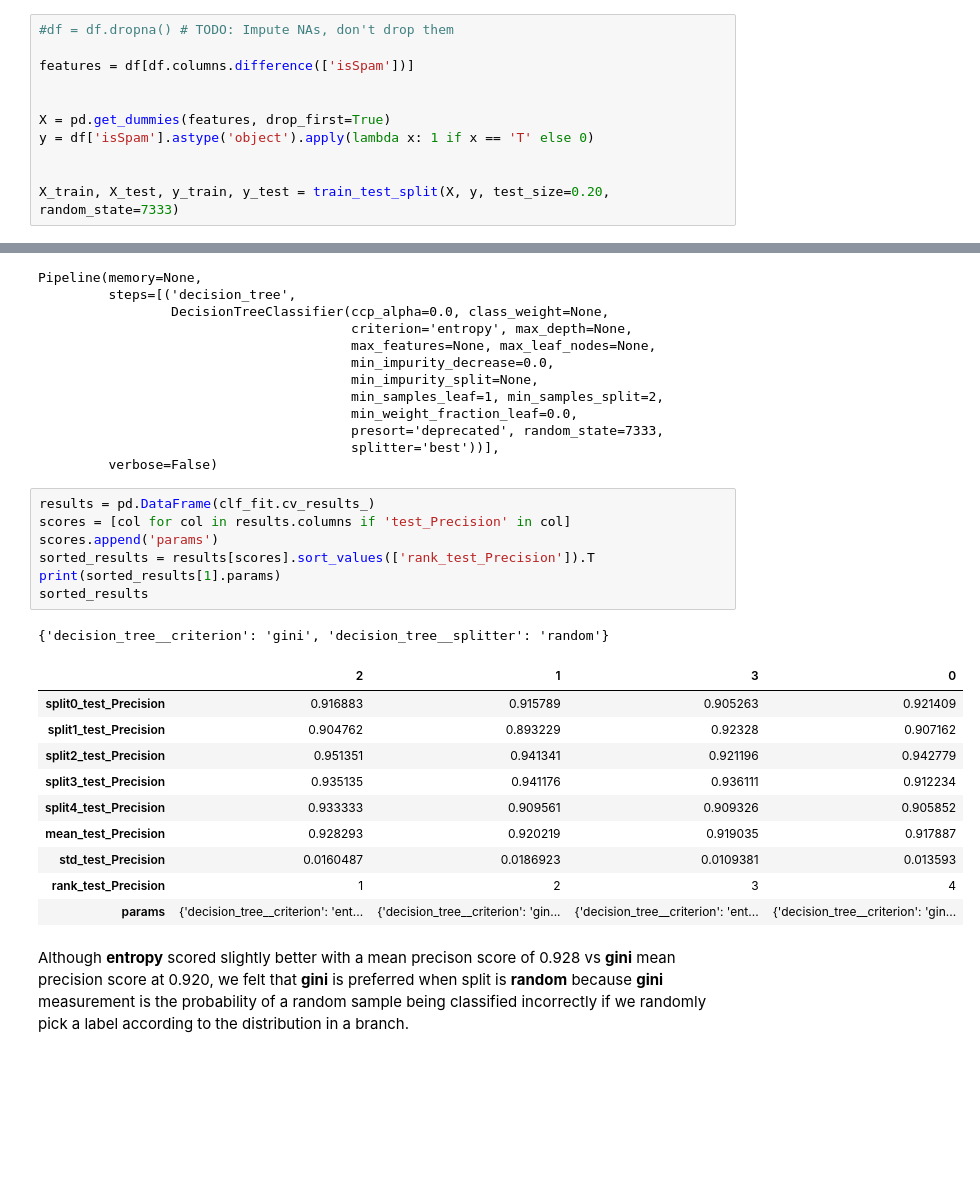
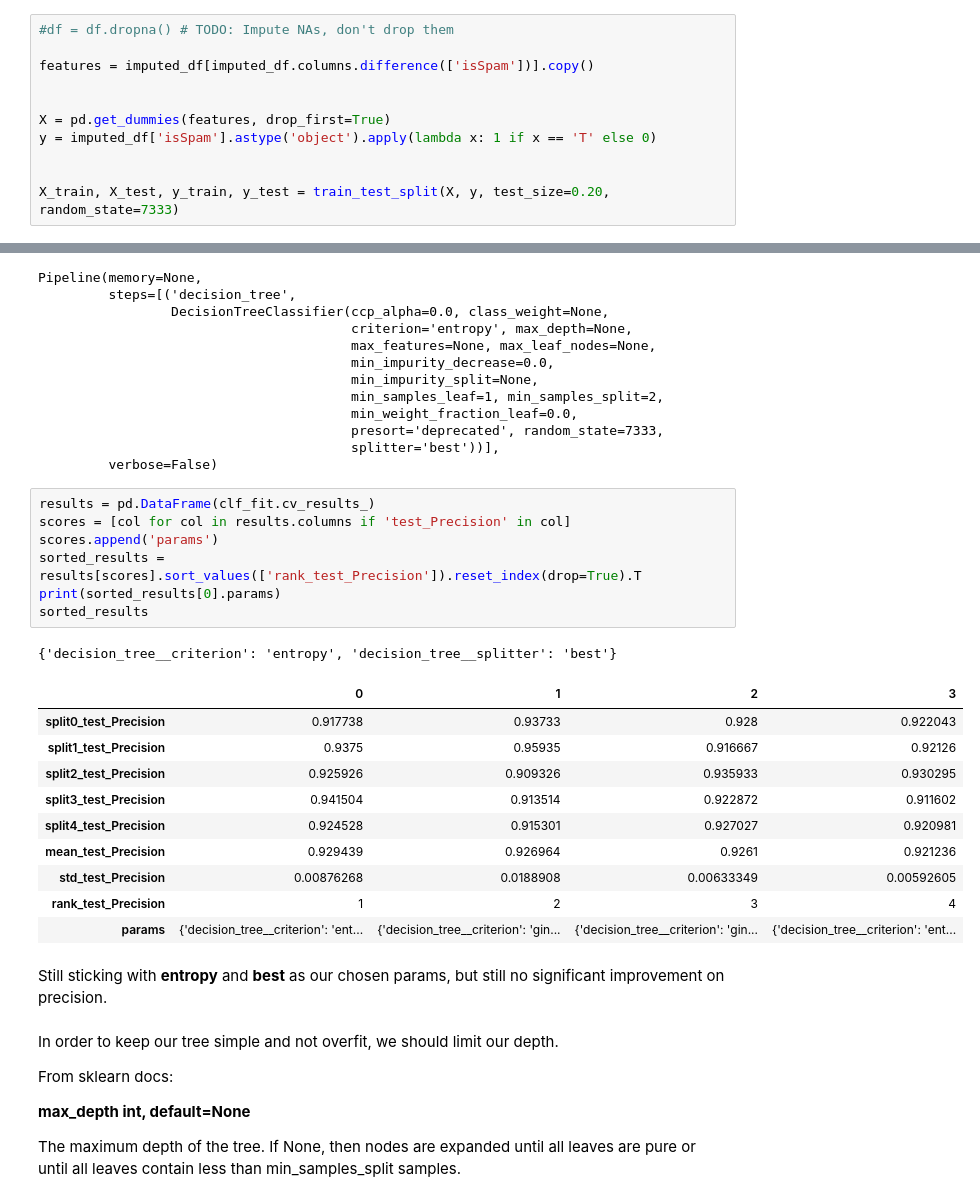
Before and after one commit to sterlingbeason/MSDS-7333-QTW, a Jupyter notebook: Case_Study_3/notebook_final_ER.ipynb, the cells around one changed output, grey strips where cells are left out. Saved outputs shown, nothing was run; the diff lists cells and outputs as text; blank space fills up the shorter version.

```diff
--- a/Case_Study_3/notebook_final_ER.ipynb
+++ b/Case_Study_3/notebook_final_ER.ipynb
@@ -411,11 +411,11 @@ For our **GridSearchCV**, we will perform a 5 fold **StratifiedShuffleSplit** fo
 # %%
 #df = df.dropna() # TODO: Impute NAs, don't drop them
 
-features = df[df.columns.difference(['isSpam'])]
+features = imputed_df[imputed_df.columns.difference(['isSpam'])].copy()
 
 
 X = pd.get_dummies(features, drop_first=True)
-y = df['isSpam'].astype('object').apply(lambda x: 1 if x == 'T' else 0)
+y = imputed_df['isSpam'].astype('object').apply(lambda x: 1 if x == 'T' else 0)
 
 
 X_train, X_test, y_train, y_test = train_test_split(X, y, test_size=0.20, random_state=7333)
@@ -582,24 +659,32 @@ Pipeline(memory=None,
 # %%
 results = pd.DataFrame(clf_fit.cv_results_)
 scores = [col for col in results.columns if 'test_Precision' in col]
 scores.append('params')
-sorted_results = results[scores].sort_values(['rank_test_Precision']).T
-print(sorted_results[1].params)
+sorted_results = results[scores].sort_values(['rank_test_Precision']).reset_index(drop=True).T
+print(sorted_results[0].params)
 sorted_results
 # %% [output]
-{'decision_tree__criterion': 'gini', 'decision_tree__splitter': 'random'}
+{'decision_tree__criterion': 'entropy', 'decision_tree__splitter': 'best'}
-|  | 2 | 1 | 3 | 0 |
-| split0_test_Precision | 0.916883 | 0.915789 | 0.905263 | 0.921409 |
-| split1_test_Precision | 0.904762 | 0.893229 | 0.92328 | 0.907162 |
-| split2_test_Precision | 0.951351 | 0.941341 | 0.921196 | 0.942779 |
-| split3_test_Precision | 0.935135 | 0.941176 | 0.936111 | 0.912234 |
-| split4_test_Precision | 0.933333 | 0.909561 | 0.909326 | 0.905852 |
-| mean_test_Precision | 0.928293 | 0.920219 | 0.919035 | 0.917887 |
-| std_test_Precision | 0.0160487 | 0.0186923 | 0.0109381 | 0.013593 |
+|  | 0 | 1 | 2 | 3 |
+| split0_test_Precision | 0.917738 | 0.93733 | 0.928 | 0.922043 |
+| split1_test_Precision | 0.9375 | 0.95935 | 0.916667 | 0.92126 |
+| split2_test_Precision | 0.925926 | 0.909326 | 0.935933 | 0.930295 |
+| split3_test_Precision | 0.941504 | 0.913514 | 0.922872 | 0.911602 |
+| split4_test_Precision | 0.924528 | 0.915301 | 0.927027 | 0.920981 |
+| mean_test_Precision | 0.929439 | 0.926964 | 0.9261 | 0.921236 |
+| std_test_Precision | 0.00876268 | 0.0188908 | 0.00633349 | 0.00592605 |
 | rank_test_Precision | 1 | 2 | 3 | 4 |
-| params | {'decision_tree__criterion': 'ent... | {'decision_tree__criterion': 'gin... | {'decision_tree__criterion': 'ent... | {'decision_tree__criterion': 'gin... |
+| params | {'decision_tree__criterion': 'ent... | {'decision_tree__criterion': 'gin... | {'decision_tree__criterion': 'gin... | {'decision_tree__criterion': 'ent... |
-# %% [markdown]
-Although **entropy** scored slightly better with a mean precison score of 0.928 vs **gini** mean precision score at 0.920, we felt that **gini** is preferred when split is **random** because **gini** measurement is the probability of a random sample being classified incorrectly if we randomly pick a label according to the distribution in a branch.
+# %% [markdown]
+Still sticking with **entropy** and **best** as our chosen params, but still no significant improvement on precision.
+# %% [markdown]
+In order to keep our tree simple and not overfit, we should limit our depth.
+
+From sklearn docs:
+
+**max_depth int, default=None**
+
+The maximum depth of the tree. If None, then nodes are expanded until all leaves are pure or until all leaves contain less than min_samples_split samples.
 # %%
 clf_pipe = GridSearchCV(pipe
                    , cv=cv
```
Also changed, not shown: parts of 52 cells of this notebook.
